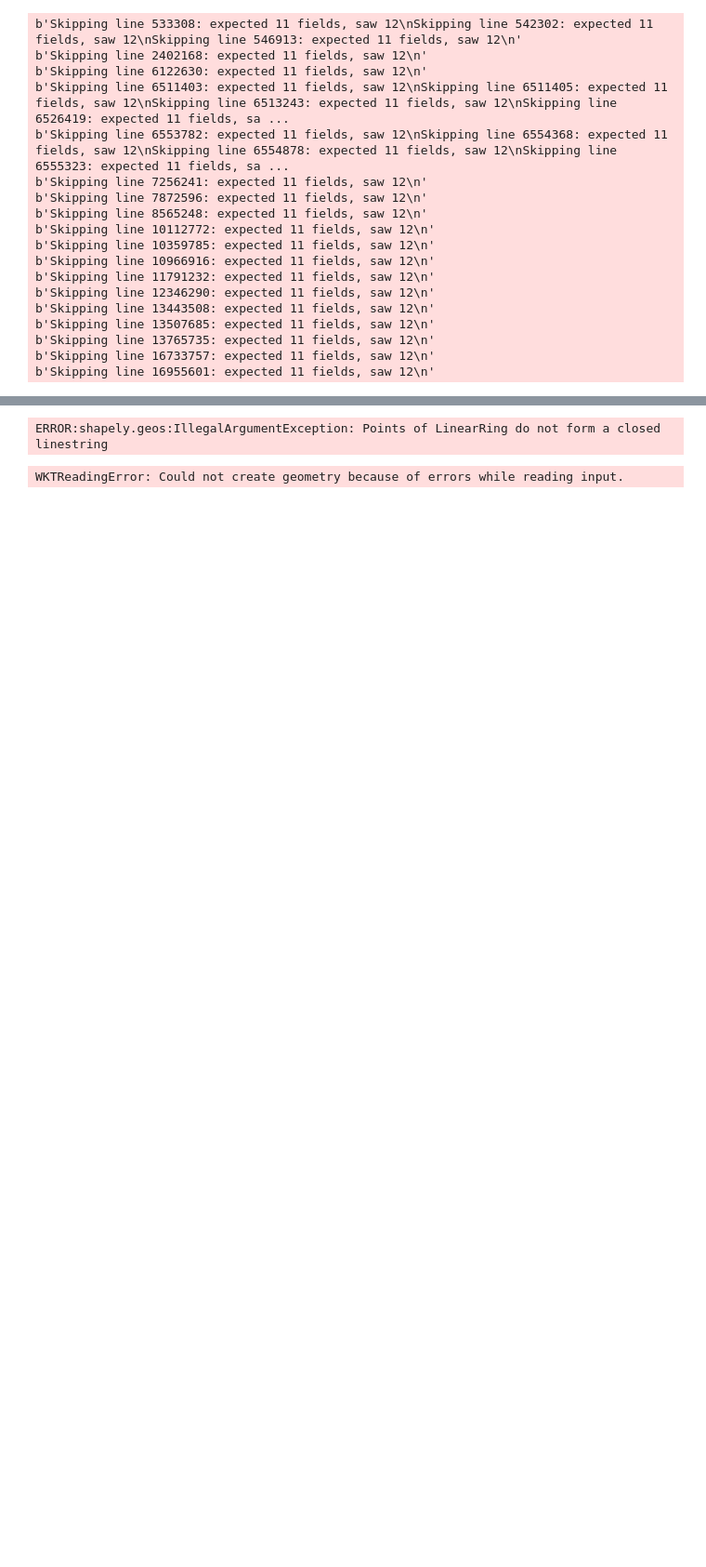
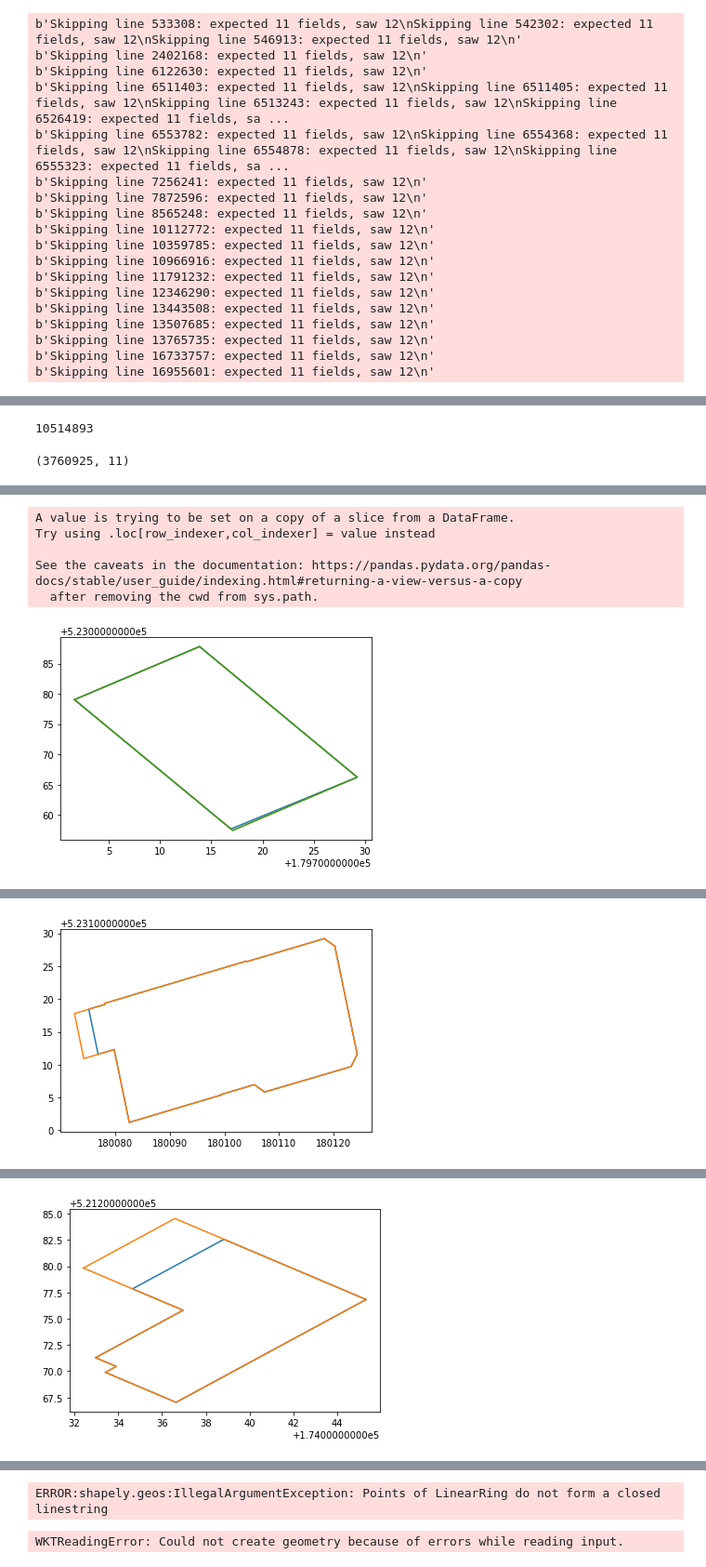
Before and after one commit to NielsvanOpstal/Thesis, a Jupyter notebook: Pand.ipynb, the cells around one changed output, grey strips where cells are left out. Shown at 93% size. Cells and saved outputs as stored; diff of their text form; code cells hidden in the pictures; blank space fills up the shorter version.

```diff
--- a/Pand.ipynb
+++ b/Pand.ipynb
@@ -62,0 +51,21 @@ POLYGON((254059.737 593504.637,254059.227 593500.0,254059.216 593499.899,254058.
+# %%
+def pand_polygoner(inp):
+    """
+    Use as:
+    can be used for pandas.apply function
+    input: column containting string of polygons with x y z x y z etc
+    output: polygons
+    """
+    total = []
+    poly = []
+    for i,n in enumerate(inp.split()):
+        i += 1
+        poly.append(float(n))
+
+        if i % 3 == 0:
+            total.append(poly)
+            poly = []
+
+    return Polygon(total)
+# %%
+p["geometry"] = p.posList.apply(pand_polygoner)
@@ -62,0 +74,4 @@ POLYGON((254059.737 593504.637,254059.227 593500.0,254059.216 593499.899,254058.
+# %%
+p.identificatie.nunique()
+# %% [output]
+10514893
@@ -62,0 +82,14 @@ POLYGON((254059.737 593504.637,254059.227 593500.0,254059.216 593499.899,254058.
+# %%
+dubbel.shape
+# %% [output]
+(3760925, 11)
+# %%
+f = 500000
+for i in range(f, f+5):
+    a = p[p.identificatie == dubbel.identificatie.iloc[i]]
+    a["geometry"] = a.posList.apply(pand_polygoner)
+    for _, i in a.iterrows():
+        print(int(i.identificatie), i.bouwjaar, i.begindatumTijdvakGeldigheid, i.einddatumTijdvakGeldigheid)
+        plt.plot(*i.geometry.exterior.xy)
+    plt.show()
+# %% [output]
@@ -62,0 +99,6 @@ POLYGON((254059.737 593504.637,254059.227 593500.0,254059.216 593499.899,254058.
+A value is trying to be set on a copy of a slice from a DataFrame.
+Try using .loc[row_indexer,col_indexer] = value instead
+
+See the caveats in the documentation: https://pandas.pydata.org/pandas-docs/stable/user_guide/indexing.html#returning-a-view-versus-a-copy
+  after removing the cwd from sys.path.
+[figure, added]
@@ -62,0 +107 @@ POLYGON((254059.737 593504.637,254059.227 593500.0,254059.216 593499.899,254058.
+[figure, added]
@@ -62,0 +110 @@ POLYGON((254059.737 593504.637,254059.227 593500.0,254059.216 593499.899,254058.
+[figure, added]
```
Also changed, not shown: parts of 12 cells of this notebook, 6 other files.
